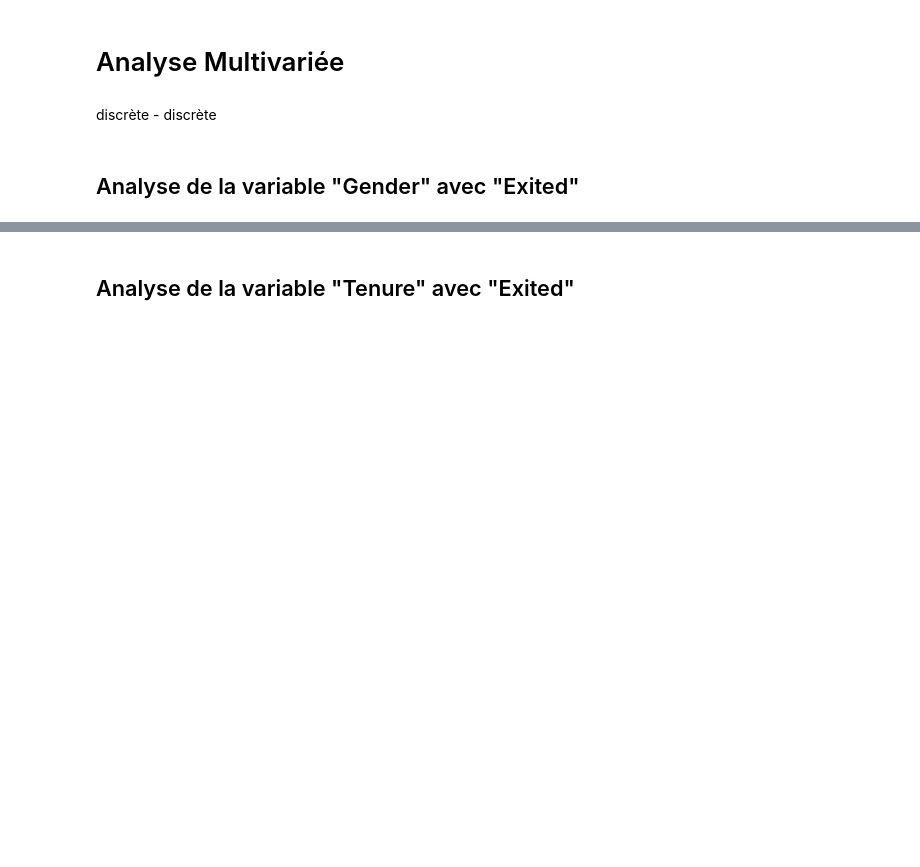
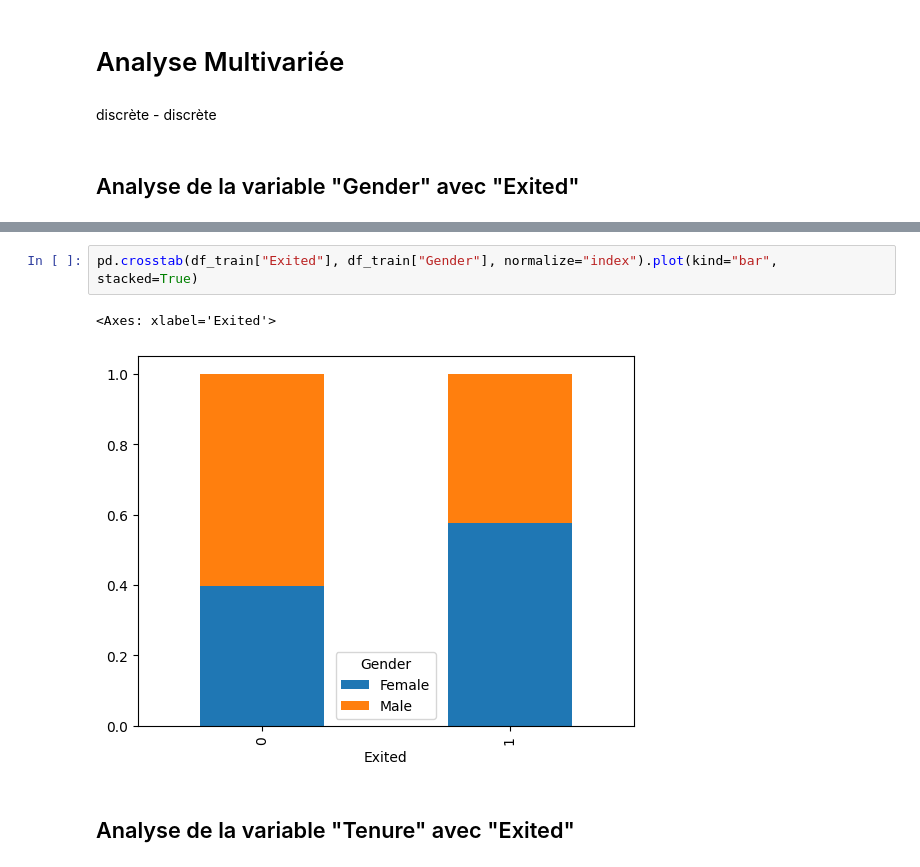
Before and after one commit to SimonGallien/mlpro-bank-churn, a Jupyter notebook: src/mlpro_bank_churn/bank-church.ipynb, the cells around one changed output, grey strips where cells are left out. Drawn from its saved outputs; the diff is of its cells as text; blank space fills up the shorter version.

```diff
--- a/src/mlpro_bank_churn/bank-church.ipynb
+++ b/src/mlpro_bank_churn/bank-church.ipynb
@@ -402,2 +411,7 @@ discrète - discrète
+# %%
+pd.crosstab(df_train["Exited"], df_train["Gender"], normalize="index").plot(kind="bar", stacked=True)
+# %% [output]
+<Axes: xlabel='Exited'>
+[figure, added]
 # %% [markdown]
 ## Analyse de la variable "Tenure" avec "Exited"
```
Also changed, not shown: parts of 12 cells of this notebook.
